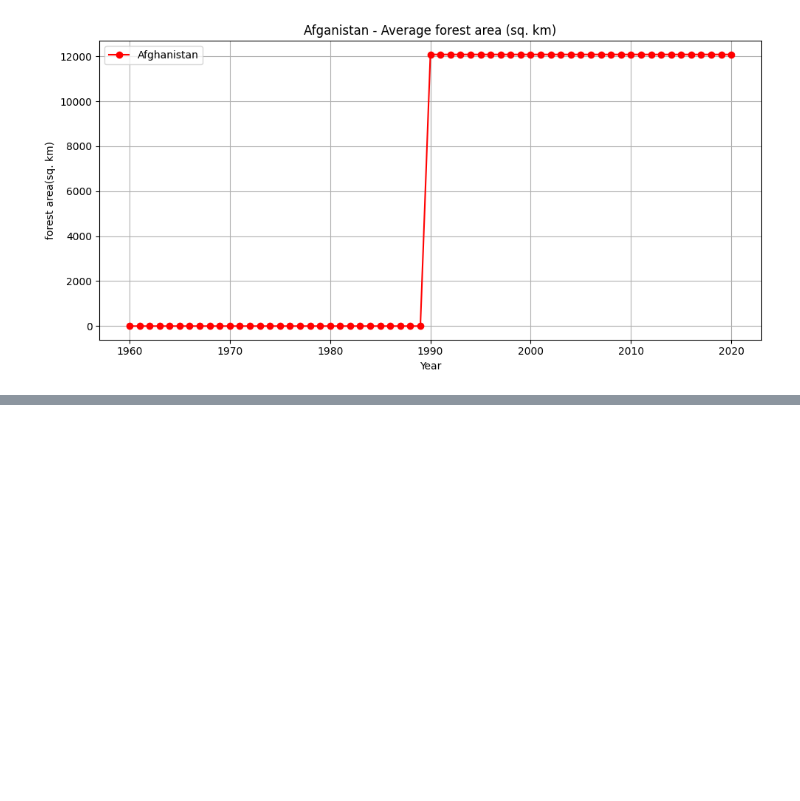
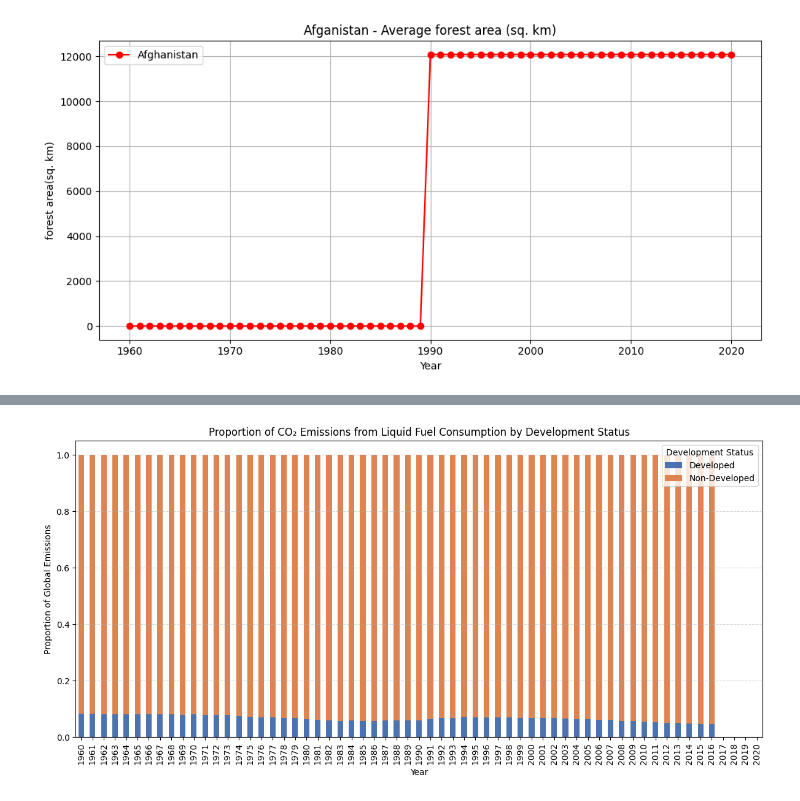
Before and after one commit to SriSupratikTalari/project2, a Jupyter notebook: climate.ipynb, the cells around one changed output, grey strips where cells are left out. Saved outputs shown, nothing was run; the diff lists cells and outputs as text; code cells hidden in the pictures; blank space fills up the shorter version.

```diff
--- a/climate.ipynb
+++ b/climate.ipynb
@@ -230,0 +353,24 @@ plt.show()
+# %%
+grouped = df.groupby(['Year', 'Development Status'])['average_value_CO2 emissions from liquid fuel consumption (kt)'].sum().unstack()
+
+# Calculate proportions
+proportions = grouped.div(grouped.sum(axis=1), axis=0)
+
+# Plot as a stacked bar chart
+proportions.plot(
+    kind='bar',
+    stacked=True,
+    figsize=(12, 6),
+    color=['#4c72b0', '#dd8452']  # Custom colors: Developed, Non-Developed
+)
+
+# Add labels and title
+plt.title('Proportion of CO₂ Emissions from Liquid Fuel Consumption by Development Status')
+plt.xlabel('Year')
+plt.ylabel('Proportion of Global Emissions')
+plt.legend(title='Development Status')
+plt.tight_layout()
+plt.grid(True, axis='y', linestyle='--', alpha=0.5)
+plt.show()
+# %% [output]
+[figure, added]
```
Also changed, not shown: parts of 8 cells of this notebook.
